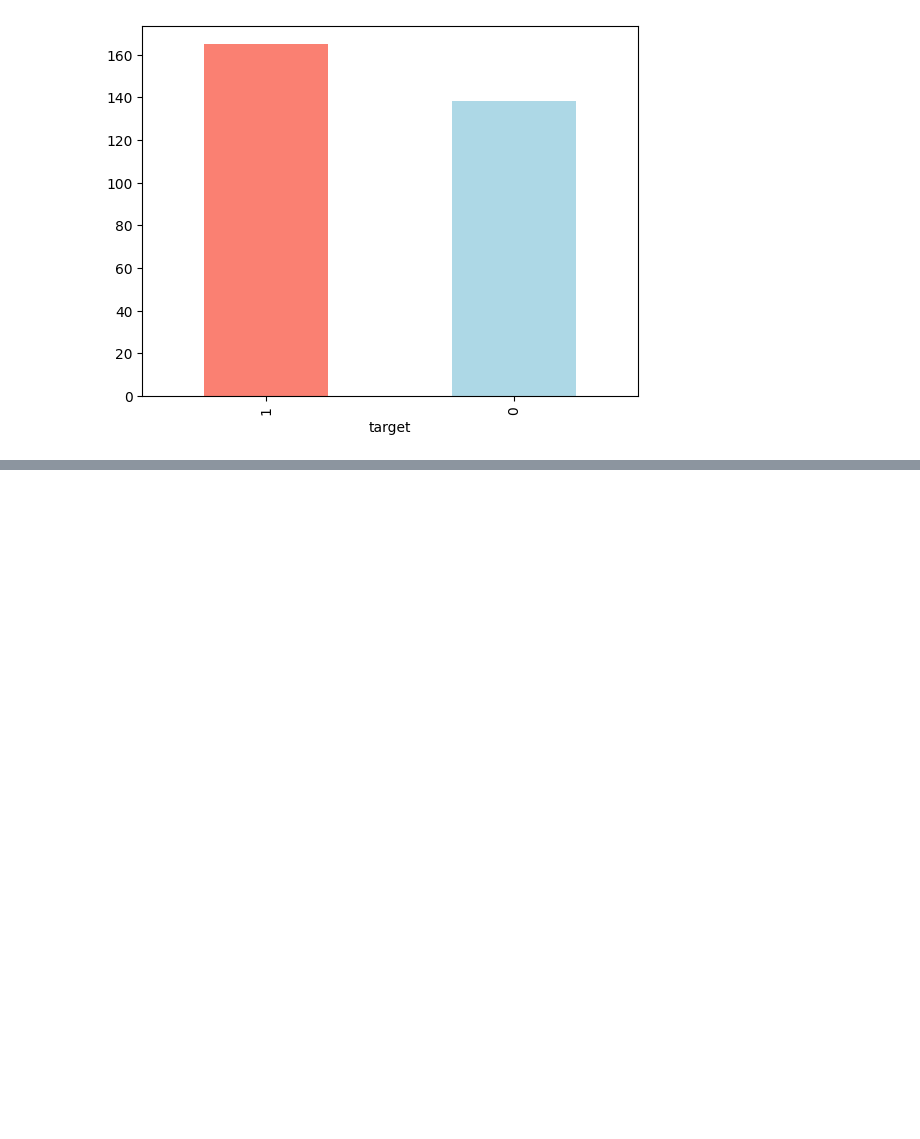
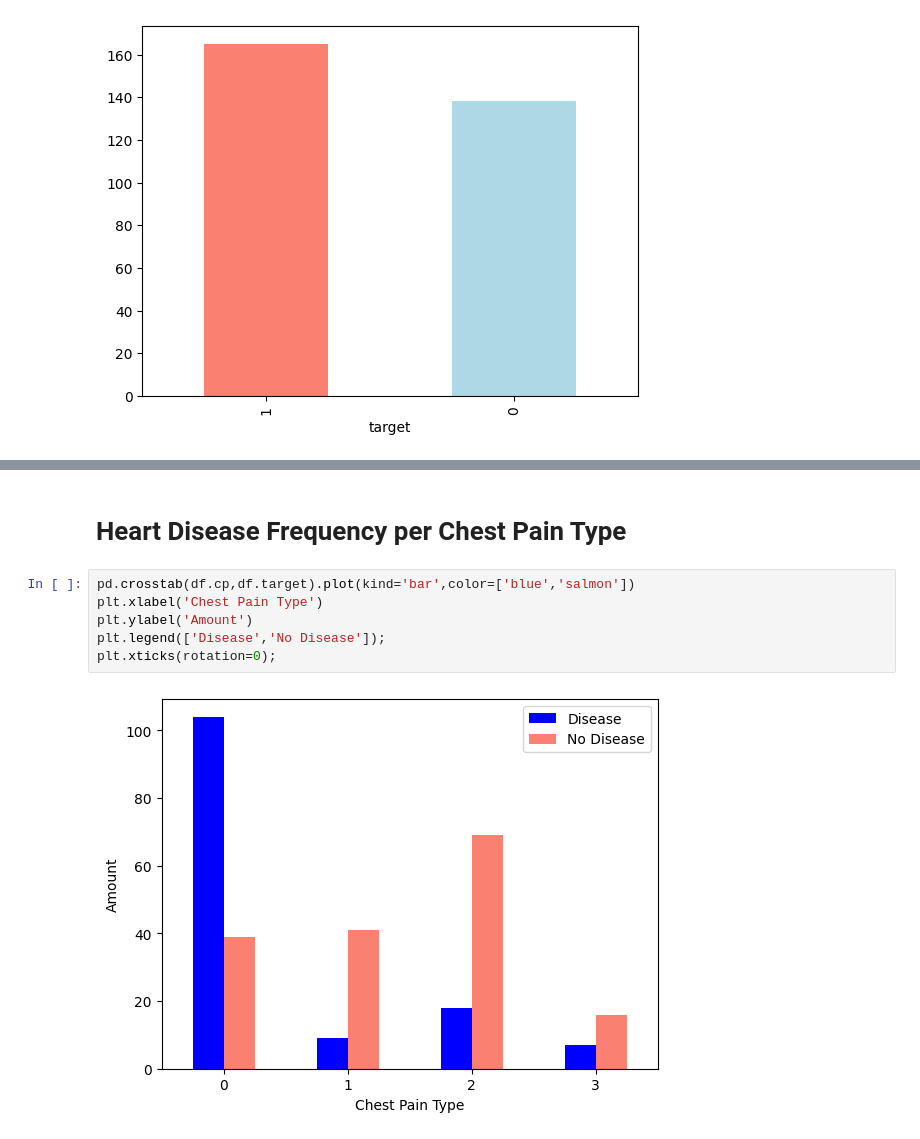
Before and after one commit to Ejazurwah123/Scikit-Learn, a Jupyter notebook: Proj1.ipynb, the cells around one changed output, grey strips where cells are left out. Cells and saved outputs as stored; diff of their text form; blank space fills up the shorter version.

```diff
--- a/Proj1.ipynb
+++ b/Proj1.ipynb
@@ -37,0 +132,10 @@ df['target'].value_counts().plot(kind='bar',color=['salmon','lightblue']);
+# %% [markdown]
+# Heart Disease Frequency per Chest Pain Type
+# %%
+pd.crosstab(df.cp,df.target).plot(kind='bar',color=['blue','salmon'])
+plt.xlabel('Chest Pain Type')
+plt.ylabel('Amount')
+plt.legend(['Disease','No Disease']);
+plt.xticks(rotation=0);
+# %% [output]
+[figure, added]
```
Also changed, not shown: parts of 14 cells of this notebook.
